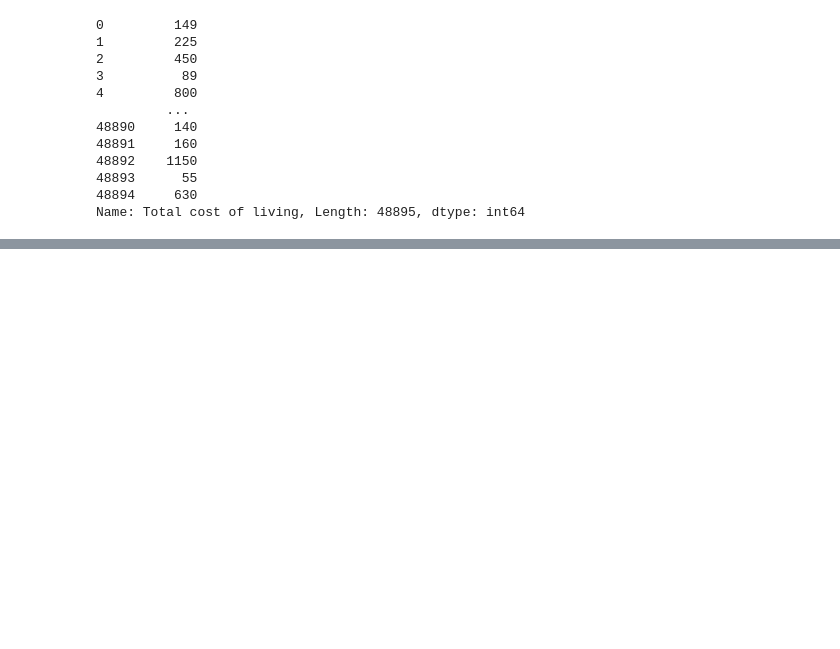
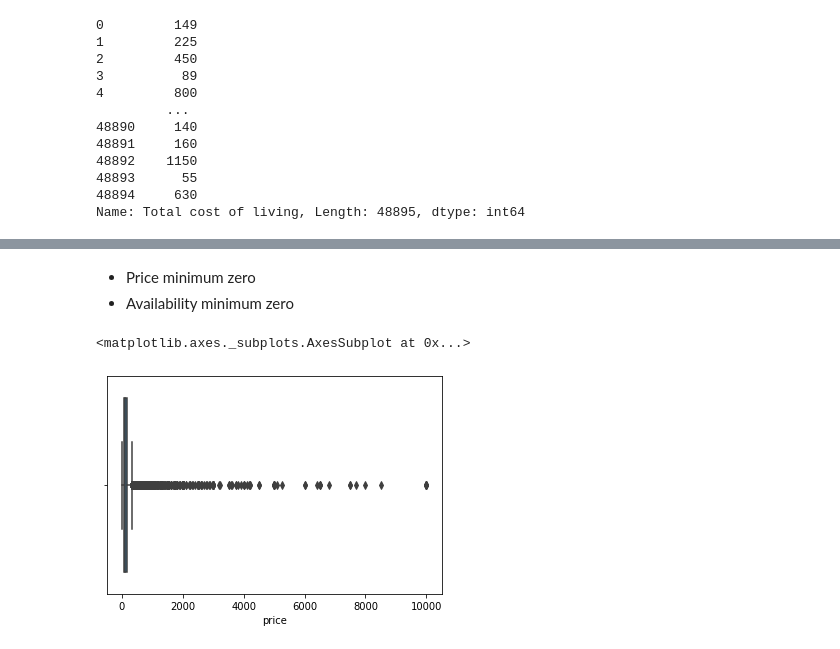
Before and after one commit to ArunPrasath1205/Analysis-using-Python, a Jupyter notebook: Airbnb_Bookings_Analysis_.ipynb, the cells around one changed output, grey strips where cells are left out. Drawn from its saved outputs; the diff is of its cells as text; code cells hidden in the pictures; blank space fills up the shorter version.

```diff
--- a/Airbnb_Bookings_Analysis_.ipynb
+++ b/Airbnb_Bookings_Analysis_.ipynb
@@ -21,7 +21,7 @@ drive.mount('/content/drive')
 # %% [output]
 Mounted at /content/drive
 # %%
-filepath = "/content/drive/MyDrive/Almabetter/Python for data science/Python Projects /EDA Self Project/Airbnb/Airbnb NYC 2019.csv"
+filepath = "/content/drive/MyDrive/Almabetter/Module 01 Python for data science/Projects with Python/EDA Self Project/Airbnb/Airbnb NYC 2019.csv"
 # %%
 df = pd.read_csv(filepath)
 # %% [markdown]
@@ -215,0 +228,8 @@ Name: Total cost of living, Length: 48895, dtype: int64
+# %% [markdown]
+* Price minimum zero
+* Availability minimum zero
+# %%
+sns.boxplot(df["price"])
+# %% [output]
+<matplotlib.axes._subplots.AxesSubplot at 0x...>
+[figure, added]
```
Also changed, not shown: parts of 14 cells of this notebook.
